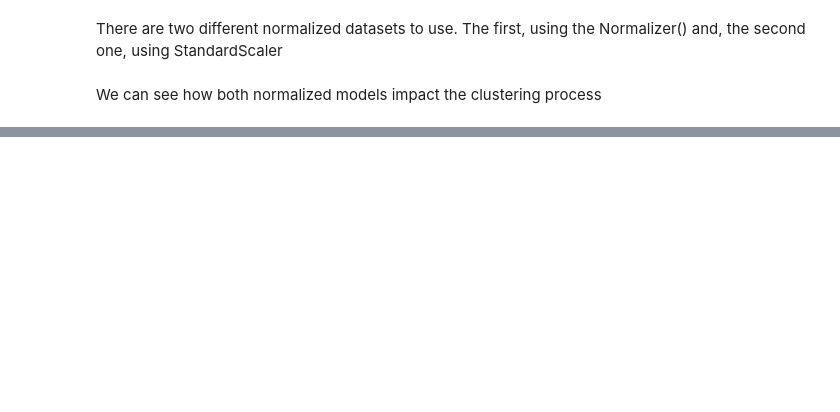
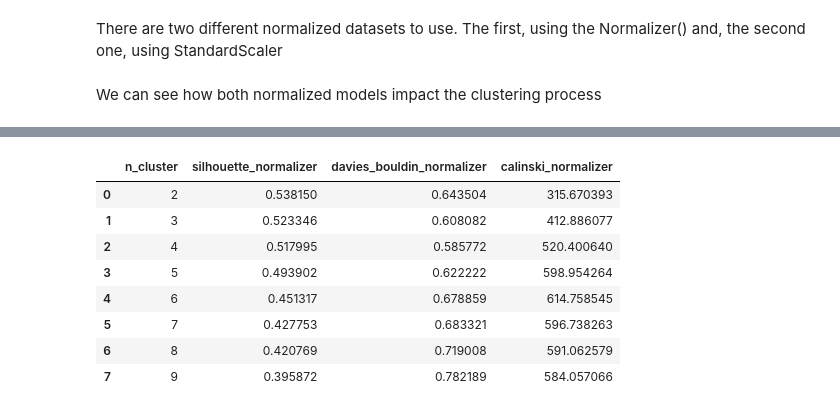
Before and after one commit to ViniciusSimm/wine-clusters, a Jupyter notebook: testing-models.ipynb, the cells around one changed output, grey strips where cells are left out. Cells and saved outputs as stored; diff of their text form; code cells hidden in the pictures; blank space fills up the shorter version.

```diff
--- a/testing-models.ipynb
+++ b/testing-models.ipynb
@@ -80,0 +121,41 @@ full_dataset_with_clusters[['Normalizer','StandardScaler']]
+# %%
+# full_dataset_Normalizer
+# full_dataset_StandardScaler
+
+
+def iteration_cluster(n_cluster,n_init,max_iter):
+    kmeans = KMeans(n_clusters = n_cluster, n_init = n_init, max_iter = max_iter)
+    Y_pred_Normalizer = kmeans.fit_predict(full_dataset_Normalizer)
+    Y_pred_StandardScaler = kmeans.fit_predict(full_dataset_StandardScaler)
+
+    print('n_clusters:',n_cluster)
+    print('n_init:',n_init)
+    print('max_iter:',max_iter)
+
+    print("Silhouette")
+    silhouette_normalizer = metrics.silhouette_score(full_dataset_Normalizer,Y_pred_Normalizer)
+    print("Normalizer",silhouette_normalizer)
+    silhouette_standardscaler = metrics.silhouette_score(full_dataset_StandardScaler,Y_pred_StandardScaler)
+    print("StandardScaler",silhouette_standardscaler)
+
+    print("Davies Bouldin")
+    davies_bouldin_normalizer = metrics.davies_bouldin_score(full_dataset_Normalizer,Y_pred_Normalizer)
+    print("Normalizer",davies_bouldin_normalizer)
+    davies_bouldin_standardscaler = metrics.davies_bouldin_score(full_dataset_StandardScaler,Y_pred_StandardScaler)
+    print("StandardScaler",davies_bouldin_standardscaler)
+
+    print("Calinski")
+    calinski_normalizer = metrics.calinski_harabasz_score(full_dataset_Normalizer,Y_pred_Normalizer)
+    print("Normalizer",calinski_normalizer)
+    calinski_standardscaler = metrics.calinski_harabasz_score(full_dataset_StandardScaler,Y_pred_StandardScaler)
+    print("StandardScaler",calinski_standardscaler)
+
+    return [n_cluster,silhouette_normalizer,davies_bouldin_normalizer,calinski_normalizer],[n_cluster,silhouette_standardscaler,davies_bouldin_standardscaler,calinski_standardscaler]
+# %%
+norms = []
+stans = []
+
+for i in np.arange(2,10):
+    norm,stan = iteration_cluster(i,10,1000)
+    norms.append(norm)
+    stans.append(stan)
@@ -80,0 +180,12 @@ full_dataset_with_clusters[['Normalizer','StandardScaler']]
+# %%
+pd.DataFrame(norms,columns = ['n_cluster','silhouette_normalizer','davies_bouldin_normalizer','calinski_normalizer'])
+# %% [output]
+|  | n_cluster | silhouette_normalizer | davies_bouldin_normalizer | calinski_normalizer |
+| 0 | 2 | 0.538150 | 0.643504 | 315.670393 |
+| 1 | 3 | 0.523346 | 0.608082 | 412.886077 |
+| 2 | 4 | 0.517995 | 0.585772 | 520.400640 |
+| 3 | 5 | 0.493902 | 0.622222 | 598.954264 |
+| 4 | 6 | 0.451317 | 0.678859 | 614.758545 |
+| 5 | 7 | 0.427753 | 0.683321 | 596.738263 |
+| 6 | 8 | 0.420769 | 0.719008 | 591.062579 |
+| 7 | 9 | 0.395872 | 0.782189 | 584.057066 |
```
Also changed, not shown: parts of 18 cells of this notebook.
